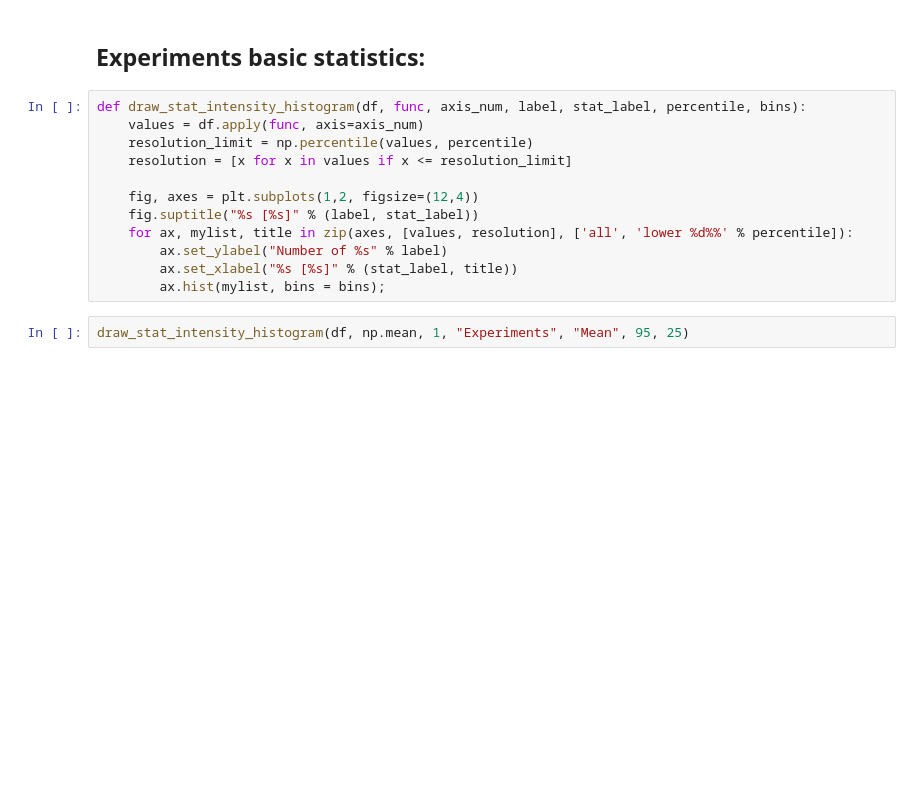
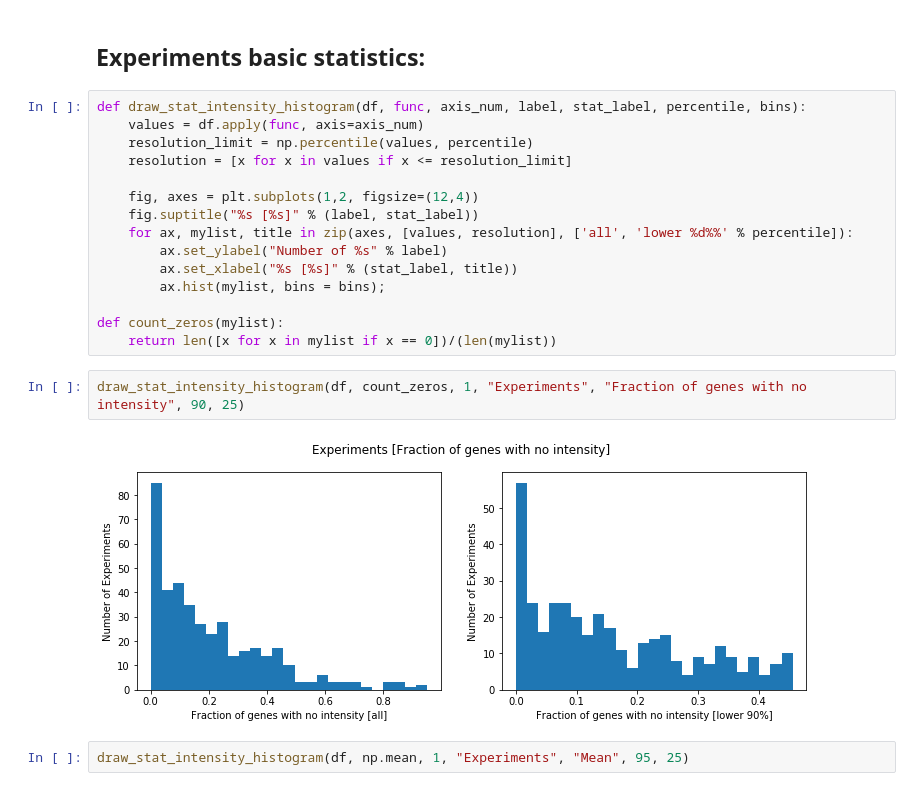
Before and after one commit to afilipch/afp, a Jupyter notebook: jupyter_projects/microarrays.ipynb, the cells around one changed output. Drawn from its saved outputs; the diff is of its cells as text; blank space fills up the shorter version.

```diff
--- a/jupyter_projects/microarrays.ipynb
+++ b/jupyter_projects/microarrays.ipynb
@@ -49,6 +51,13 @@ def draw_stat_intensity_histogram(df, func, axis_num, label, stat_label, percent
         ax.set_ylabel("Number of %s" % label)
         ax.set_xlabel("%s [%s]" % (stat_label, title))
         ax.hist(mylist, bins = bins);
+
+def count_zeros(mylist):
+    return len([x for x in mylist if x == 0])/(len(mylist))
+# %%
+draw_stat_intensity_histogram(df, count_zeros, 1, "Experiments", "Fraction of genes with no intensity", 90, 25)
+# %% [output]
+[figure, added]
 # %%
 draw_stat_intensity_histogram(df, np.mean, 1, "Experiments", "Mean", 95, 25)
 # %% [output]
```
Also changed, not shown: parts of 10 cells of this notebook, 2 other files.
